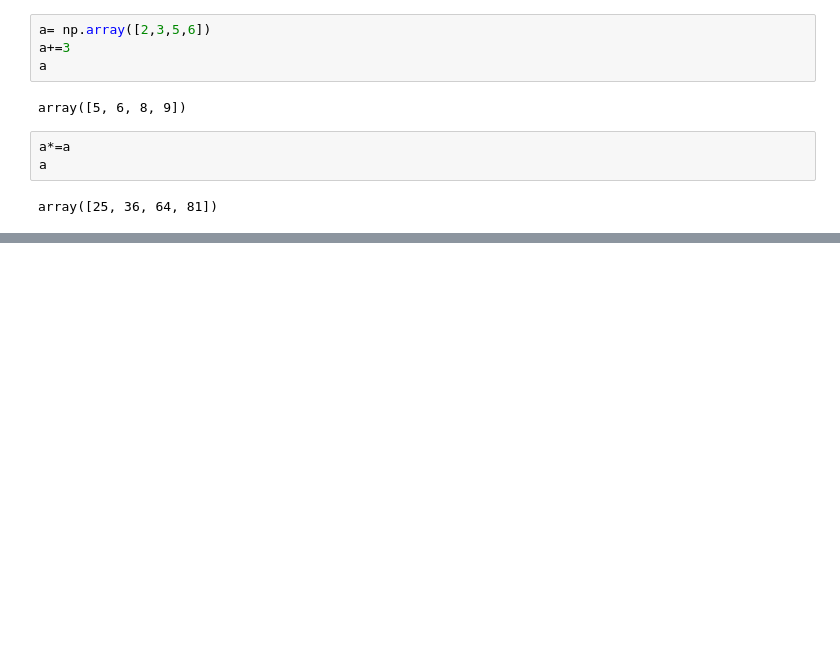
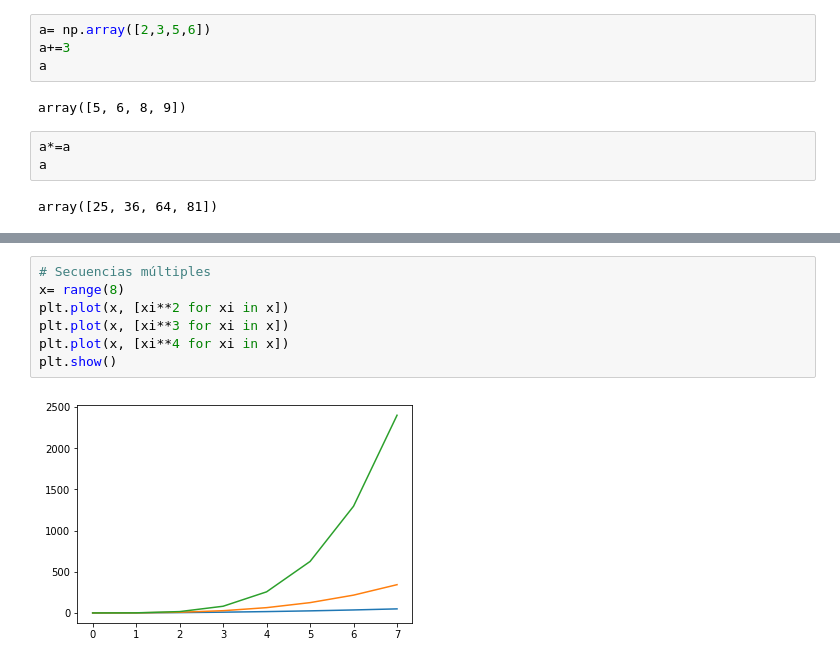
Before and after one commit to analystanastasia/BigData, a Jupyter notebook: Unidad7/TratamientoDeDatos.ipynb, the cells around one changed output, grey strips where cells are left out. Cells and saved outputs as stored; diff of their text form; blank space fills up the shorter version.

```diff
--- a/Unidad7/TratamientoDeDatos.ipynb
+++ b/Unidad7/TratamientoDeDatos.ipynb
@@ -173,0 +503,9 @@ array([25, 36, 64, 81])
+# %%
+# Secuencias múltiples
+x= range(8)
+plt.plot(x, [xi**2 for xi in x])
+plt.plot(x, [xi**3 for xi in x])
+plt.plot(x, [xi**4 for xi in x])
+plt.show()
+# %% [output]
+[figure, added]
```
Also changed, not shown: parts of 74 cells of this notebook, 1 other file.
